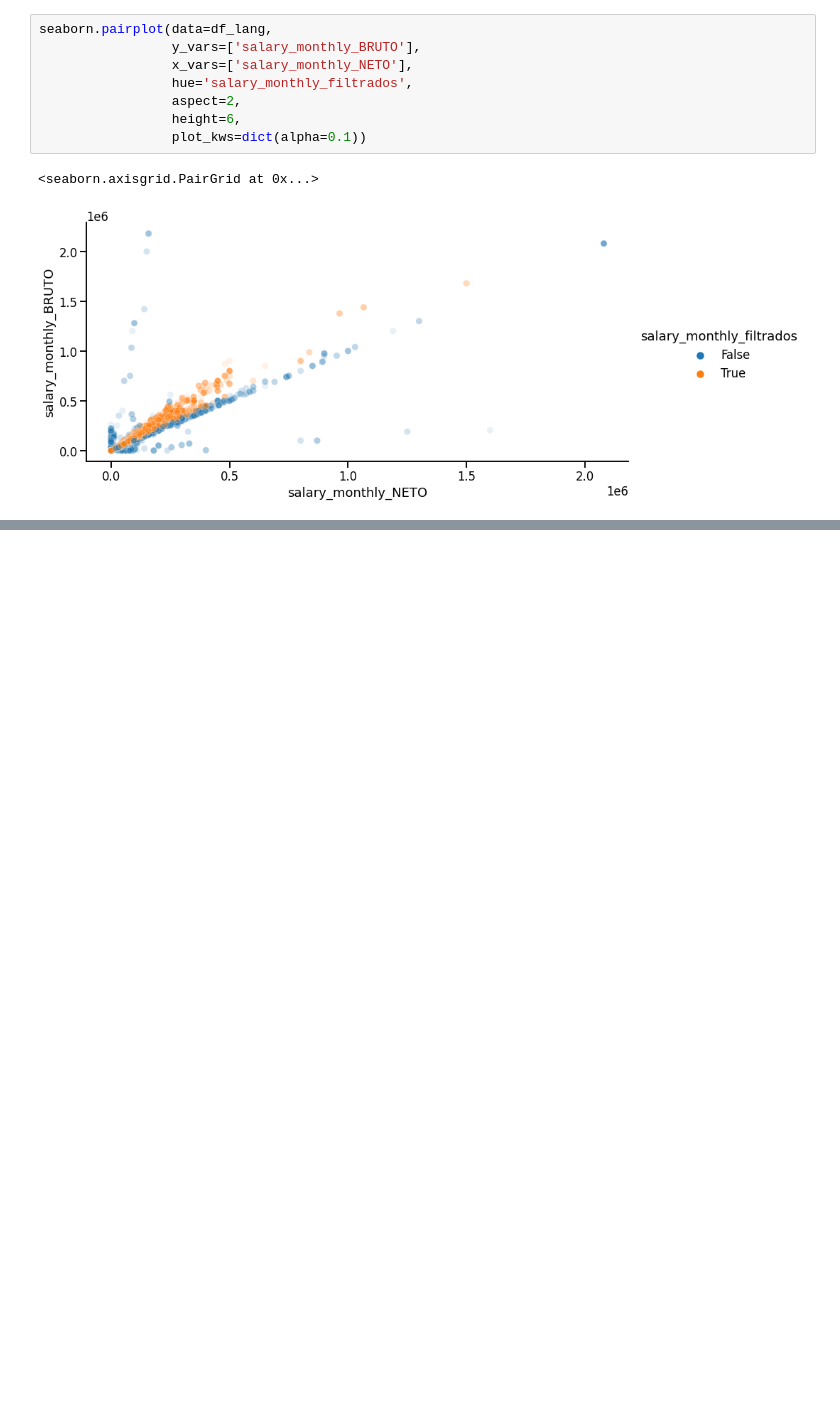
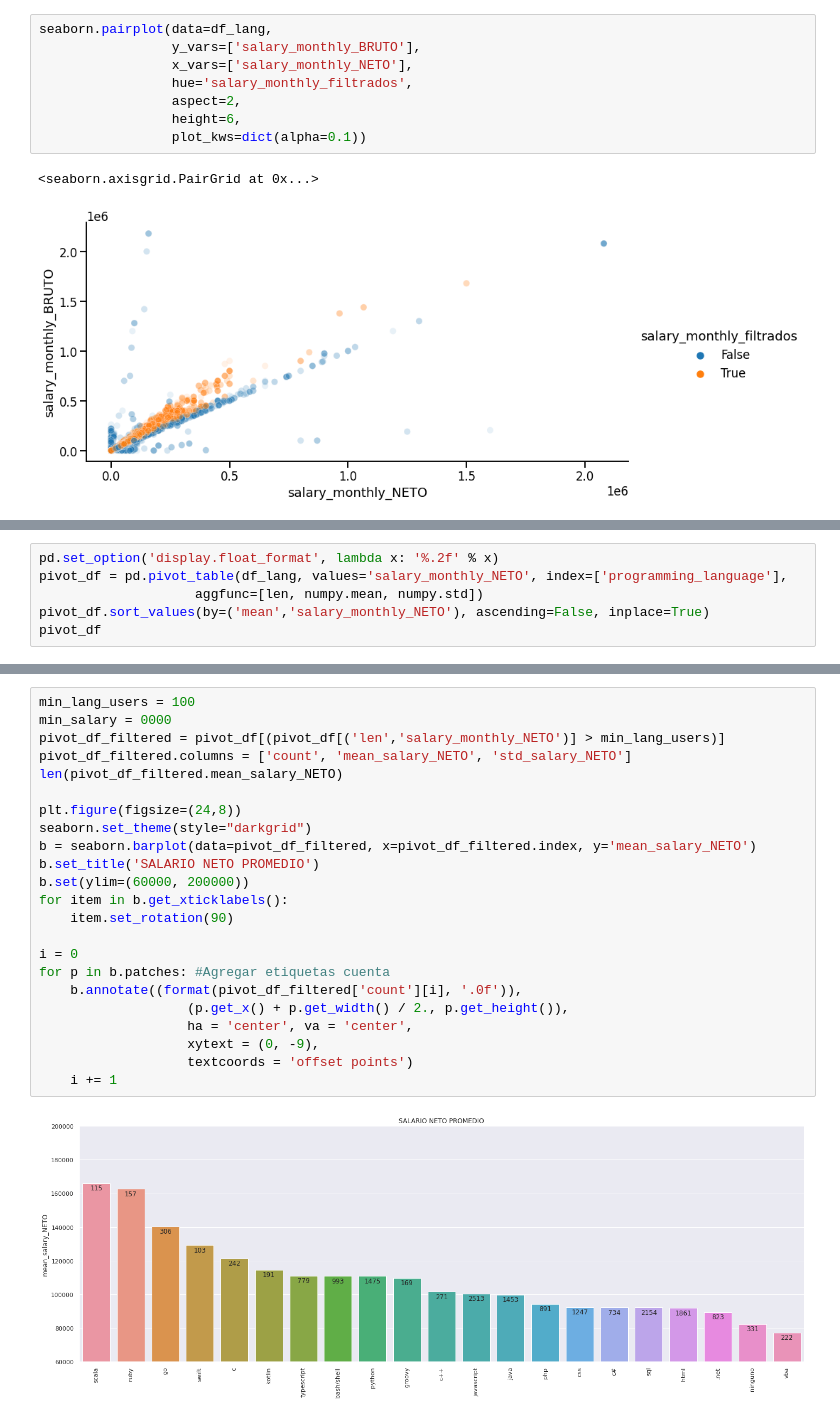
Before and after one commit to fnbellomo/DiploDatos2021, a Jupyter notebook: AyVD/Entregable_Parte_1_Natan.ipynb, the cells around one changed output, grey strips where cells are left out. Saved outputs shown, nothing was run; the diff lists cells and outputs as text; blank space fills up the shorter version.

```diff
--- a/AyVD/Entregable_Parte_1_Natan.ipynb
+++ b/AyVD/Entregable_Parte_1_Natan.ipynb
@@ -222,0 +223,6 @@ total_en_blanco / len(df_lang)
+# %%
+pd.set_option('display.float_format', lambda x: '%.2f' % x)
+pivot_df = pd.pivot_table(df_lang, values='salary_monthly_NETO', index=['programming_language'],
+                    aggfunc=[len, numpy.mean, numpy.std])
+pivot_df.sort_values(by=('mean','salary_monthly_NETO'), ascending=False, inplace=True)
+pivot_df
@@ -222,0 +247,25 @@ total_en_blanco / len(df_lang)
+# %%
+min_lang_users = 100
+min_salary = 0000
+pivot_df_filtered = pivot_df[(pivot_df[('len','salary_monthly_NETO')] > min_lang_users)]
+pivot_df_filtered.columns = ['count', 'mean_salary_NETO', 'std_salary_NETO']
+len(pivot_df_filtered.mean_salary_NETO)
+
+plt.figure(figsize=(24,8))
+seaborn.set_theme(style="darkgrid")
+b = seaborn.barplot(data=pivot_df_filtered, x=pivot_df_filtered.index, y='mean_salary_NETO')
+b.set_title('SALARIO NETO PROMEDIO')
+b.set(ylim=(60000, 200000))
+for item in b.get_xticklabels():
+    item.set_rotation(90)
+
+i = 0
+for p in b.patches: #Agregar etiquetas cuenta
+    b.annotate((format(pivot_df_filtered['count'][i], '.0f')),
+                   (p.get_x() + p.get_width() / 2., p.get_height()),
+                   ha = 'center', va = 'center',
+                   xytext = (0, -9),
+                   textcoords = 'offset points')
+    i += 1
+# %% [output]
+[figure, added]
```
Also changed, not shown: parts of 5 cells of this notebook.
